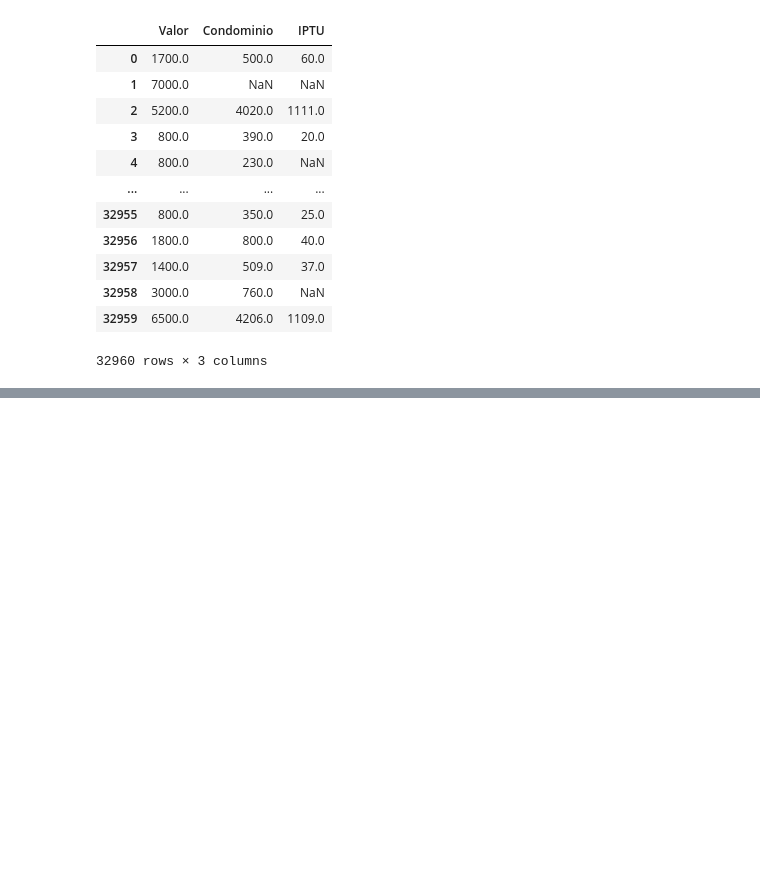
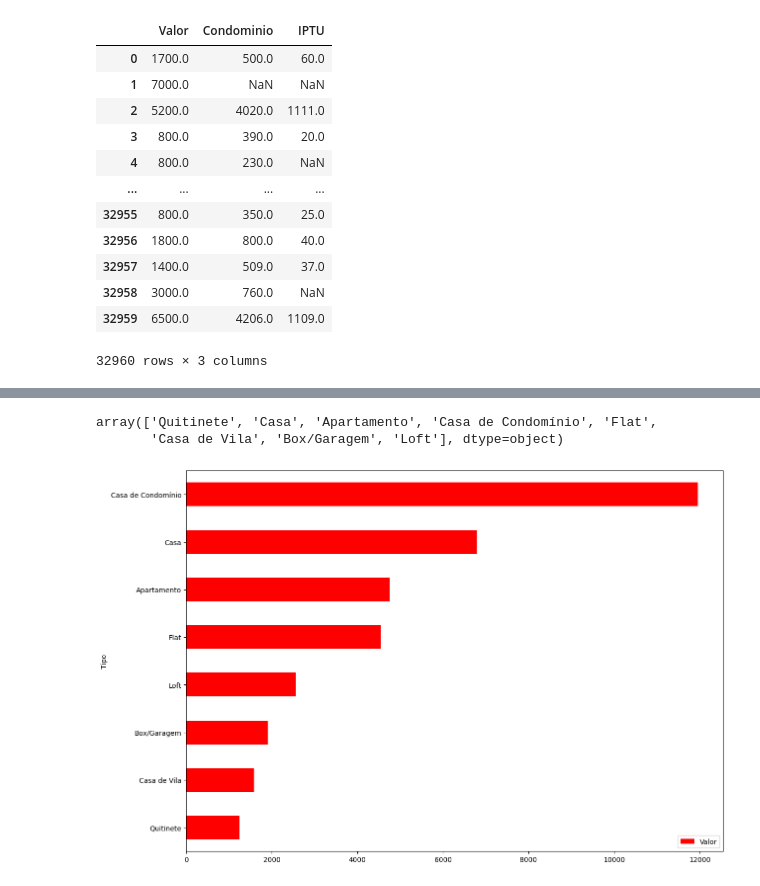
Before and after one commit to rodrigoceezar/curso_pandas_alura, a Jupyter notebook: analise_imoveis.ipynb, the cells around one changed output, grey strips where cells are left out. Drawn from its saved outputs; the diff is of its cells as text; code cells hidden in the pictures; blank space fills up the shorter version.

```diff
--- a/analise_imoveis.ipynb
+++ b/analise_imoveis.ipynb
@@ -119,0 +165,16 @@ df_raw[['Valor', 'Condominio','IPTU']]
+# %%
+#selecionando imoveis residenciais
+df = df_raw.query('@imoveis_comerciais not in Tipo')
+# %%
+df.Tipo.unique()
+# %% [output]
+array(['Quitinete', 'Casa', 'Apartamento', 'Casa de Condomínio', 'Flat',
+       'Casa de Vila', 'Box/Garagem', 'Loft'], dtype=object)
+# %%
+## Quais os valores médios de aluguel por tipo de imóvel residenciais?
+
+col = ['Tipo','Valor']
+df_preco_tipo = df.loc[:,col].groupby(['Tipo']).mean().sort_values('Valor').reset_index()
+df_preco_tipo.plot(x='Tipo',kind='barh', figsize=(14,10), color='red');
+# %% [output]
+[figure, added]
```
Also changed, not shown: parts of 11 cells of this notebook, 1 other file.
